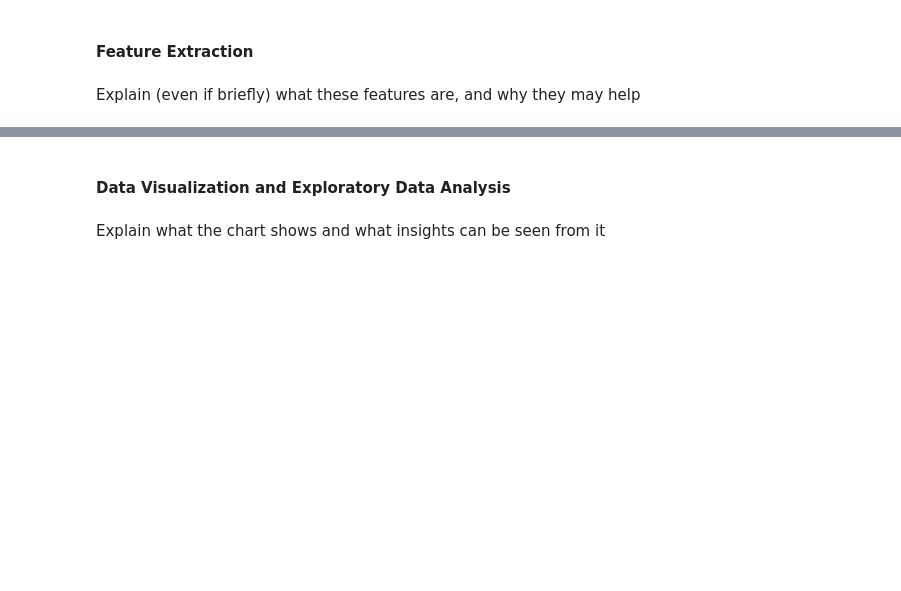
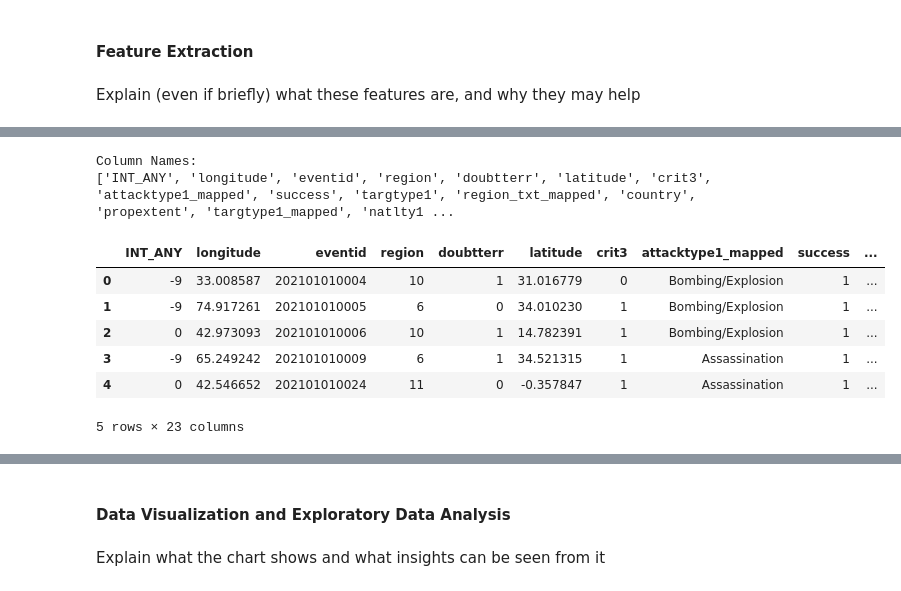
Before and after one commit to almiravelas/DATA100_MCO2, a Jupyter notebook: file.ipynb, the cells around one changed output, grey strips where cells are left out. Drawn from its saved outputs; the diff is of its cells as text; code cells hidden in the pictures; blank space fills up the shorter version.

```diff
--- a/file.ipynb
+++ b/file.ipynb
@@ -115,0 +343,16 @@ Explain (even if briefly) what these features are, and why they may help
+# %%
+print("\nColumn Names:")
+print(df_final.columns.tolist())
+# %% [output]
+Column Names:
+['INT_ANY', 'longitude', 'eventid', 'region', 'doubtterr', 'latitude', 'crit3', 'attacktype1_mapped', 'success', 'targtype1', 'region_txt_mapped', 'country', 'propextent', 'targtype1_mapped', 'natlty1 ...
+# %%
+df_final.head()
+# %% [output]
+|  | INT_ANY | longitude | eventid | region | doubtterr | latitude | crit3 | attacktype1_mapped | success | ... |
+| 0 | -9 | 33.008587 | 202101010004 | 10 | 1 | 31.016779 | 0 | Bombing/Explosion | 1 | ... |
+| 1 | -9 | 74.917261 | 202101010005 | 6 | 0 | 34.010230 | 1 | Bombing/Explosion | 1 | ... |
+| 2 | 0 | 42.973093 | 202101010006 | 10 | 1 | 14.782391 | 1 | Bombing/Explosion | 1 | ... |
+| 3 | -9 | 65.249242 | 202101010009 | 6 | 1 | 34.521315 | 1 | Assassination | 1 | ... |
+| 4 | 0 | 42.546652 | 202101010024 | 11 | 0 | -0.357847 | 1 | Assassination | 1 | ... |
+5 rows × 23 columns
```
Also changed, not shown: parts of 25 cells of this notebook.
